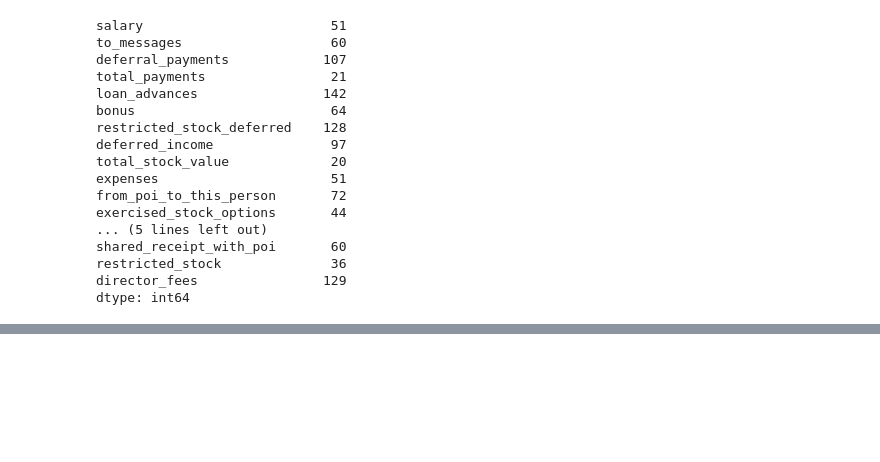
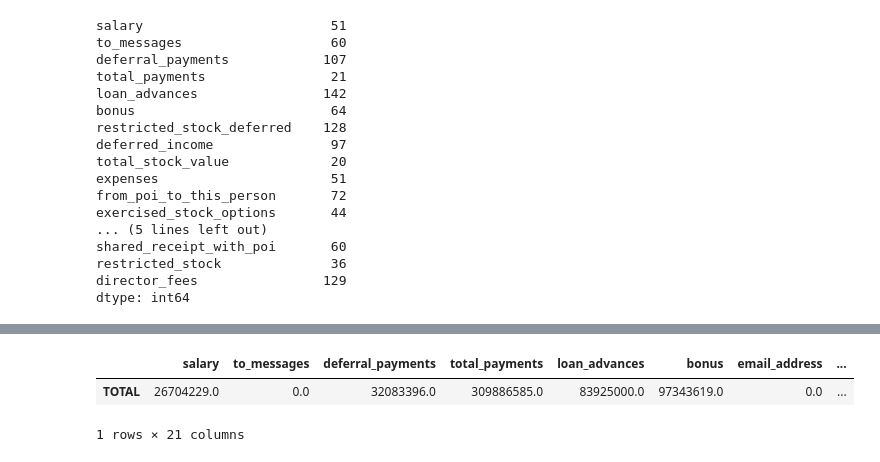
Before and after one commit to marty-vanhoof/Identifying_Fraud_from_Enron_Data, a Jupyter notebook: enron_report.ipynb, the cells around one changed output, grey strips where cells are left out. Cells and saved outputs as stored; diff of their text form; code cells hidden in the pictures; blank space fills up the shorter version.

```diff
--- a/enron_report.ipynb
+++ b/enron_report.ipynb
@@ -80,0 +85,6 @@ dtype: int64
+# %%
+df[df.index.values == 'TOTAL']
+# %% [output]
+|  | salary | to_messages | deferral_payments | total_payments | loan_advances | bonus | email_address | ... |
+| TOTAL | 26704229.0 | 0.0 | 32083396.0 | 309886585.0 | 83925000.0 | 97343619.0 | 0.0 | ... |
+1 rows × 21 columns
```
Also changed, not shown: parts of 6 cells of this notebook.
